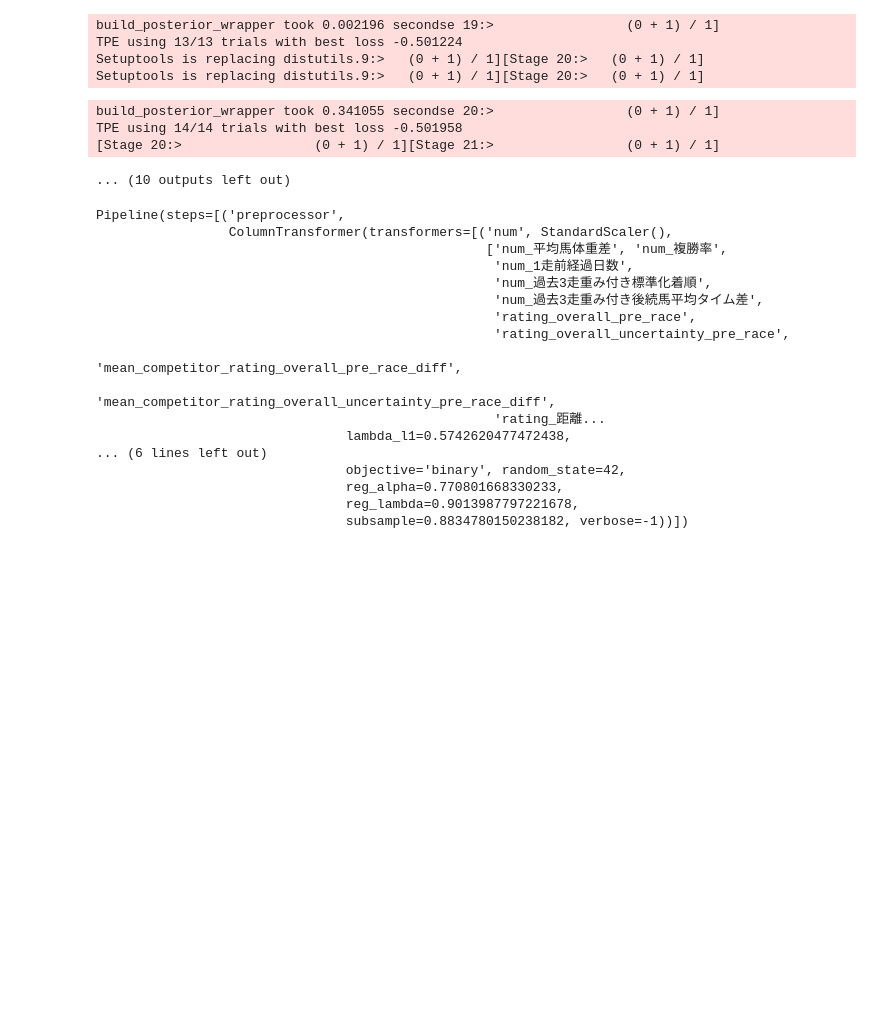
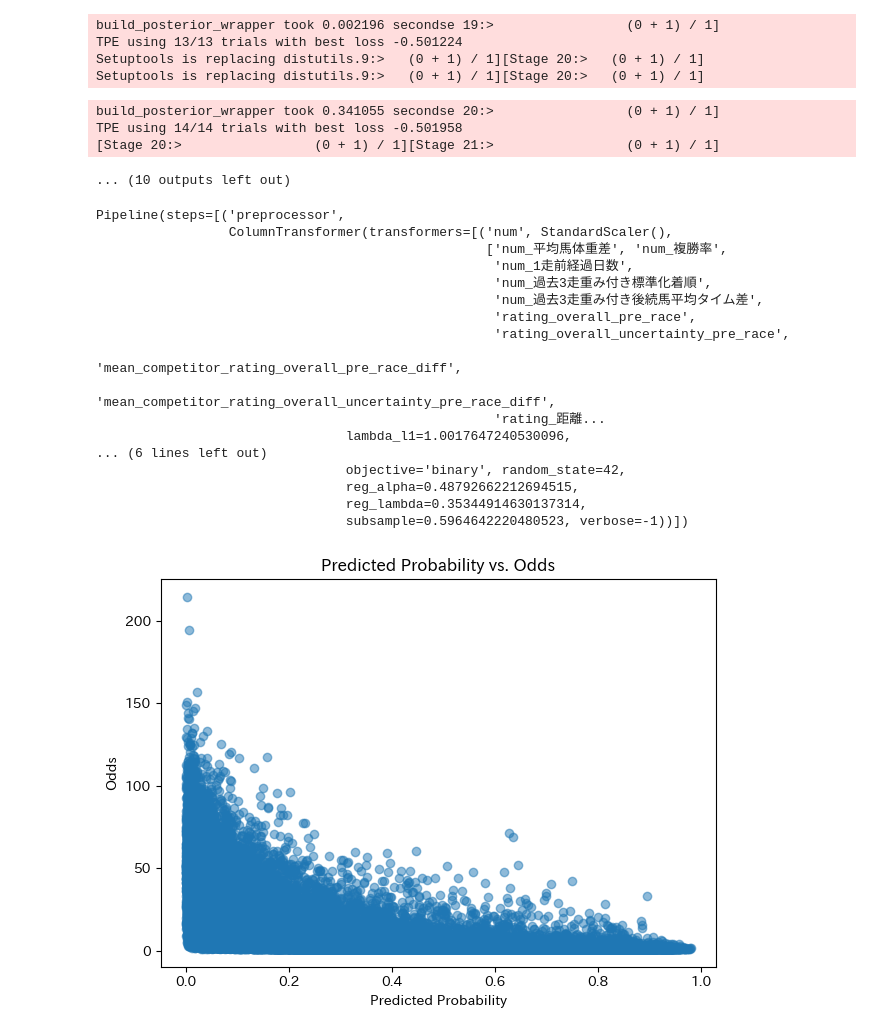
Before and after one commit to hankehly/JapanHorseRaceAnalytics, a Jupyter notebook: notebooks/2024-03/20240319_eda1.ipynb, the cells around one changed output. Drawn from its saved outputs; the diff is of its cells as text; code cells hidden in the pictures; blank space fills up the shorter version.

```diff
--- a/notebooks/2024-03/20240319_eda1.ipynb
+++ b/notebooks/2024-03/20240319_eda1.ipynb
@@ -789,22 +789,22 @@ TPE using 14/14 trials with best loss -0.501958
 # %%
 params = {
     "boosting_type": "gbdt",
-    "colsample_bytree": 0.8637306765457426,
-    "feature_fraction": 0.7330082342879678,
-    "lambda_l1": 0.5742620477472438,
-    "lambda_l2": 2.5379306526997163,
-    "learning_rate": 0.2045115563413058,
-    "max_depth": 10,
-    "min_child_samples": 84,
-    "min_child_weight": 2.02699049116738,
-    "min_split_gain": 0.5922146182282645,
-    "n_estimators": 820,
-    "num_leaves": 57,
+    "colsample_bytree": 0.5719293829680798,
+    "feature_fraction": 0.6194115355262713,
+    "lambda_l1": 1.0017647240530096,
+    "lambda_l2": 1.4139363287679867,
+    "learning_rate": 0.1468532706080445,
+    "max_depth": 9,
+    "min_child_samples": 461,
+    "min_child_weight": 6.417170615272353,
+    "min_split_gain": 0.9083375553119255,
+    "n_estimators": 367,
+    "num_leaves": 96,
     "objective": "binary",
     "random_state": 42,
-    "reg_alpha": 0.770801668330233,
-    "reg_lambda": 0.9013987797221678,
-    "subsample": 0.8834780150238182,
+    "reg_alpha": 0.48792662212694515,
+    "reg_lambda": 0.35344914630137314,
+    "subsample": 0.5964642220480523,
     "verbose": -1,
 }
 
@@ -830,17 +830,18 @@ preprocessor = ColumnTransformer(
                 "mean_competitor_rating_overall_pre_race_diff",
                 "mean_competitor_rating_overall_uncertainty_pre_race_diff",
                 "rating_距離区分_pre_race",
-                "rating_距離区分_uncertainty_pre_race",
+                # "rating_距離区分_uncertainty_pre_race",
                 "mean_competitor_rating_距離区分_pre_race_diff",
-                "mean_competitor_rating_距離区分_uncertainty_pre_race_diff",
+                # "mean_competitor_rating_距離区分_uncertainty_pre_race_diff",
                 "rating_トラック種別_pre_race",
-                "rating_トラック種別_uncertainty_pre_race",
+                # "rating_トラック種別_uncertainty_pre_race",
                 "mean_competitor_rating_トラック種別_pre_race_diff",
-                "mean_competitor_rating_トラック種別_uncertainty_pre_race_diff",
+                # "mean_competitor_rating_トラック種別_uncertainty_pre_race_diff",
                 "rating_馬場状態_pre_race",
-                "rating_馬場状態_uncertainty_pre_race",
+                # "rating_馬場状態_uncertainty_pre_race",
                 "mean_competitor_rating_馬場状態_pre_race_diff",
-                "mean_competitor_rating_馬場状態_uncertainty_pre_race_diff",
+                # "mean_competitor_rating_馬場状態_uncertainty_pre_race_diff",
+                "race_overall_quality"
             ],
         ),
     ],
@@ -868,12 +869,30 @@ Pipeline(steps=[('preprocessor',
                                                    'mean_competitor_rating_overall_pre_race_diff',
                                                    'mean_competitor_rating_overall_uncertainty_pre_race_diff',
                                                    'rating_距離...
-                                lambda_l1=0.5742620477472438,
+                                lambda_l1=1.0017647240530096,
 ... (6 lines left out)
                                 objective='binary', random_state=42,
-                                reg_alpha=0.770801668330233,
-                                reg_lambda=0.9013987797221678,
-                                subsample=0.8834780150238182, verbose=-1))])
+                                reg_alpha=0.48792662212694515,
+                                reg_lambda=0.35344914630137314,
+                                subsample=0.5964642220480523, verbose=-1))])
 # %%
 y_proba = model.predict_proba(X_test)
 y_pred = model.predict(X_test)
+# %%
+payouts = (
+    X_test[["meta_レースキー", "meta_血統登録番号", "meta_着順", "meta_発走日時", "meta_単勝オッズ", "meta_複勝オッズ", "num_頭数", "race_overall_quality"]]
+    .assign(meta_発走日時=lambda x: pd.to_datetime(x["meta_発走日時"]))
+    .assign(y_test=y_test, y_pred=y_pred, y_proba_1=y_proba[:, 1])
+    .rename(columns={"meta_複勝オッズ": "place_odds", "meta_着順": "position", "meta_血統登録番号": "horse_id", "meta_単勝オッズ": "win_odds"})
+)
+# %%
+# Create a graph with meta_単勝オッズ on the y-axis and y_proba_1 on the x-axis
+fig, ax = plt.subplots()
+ax.scatter(payouts["y_proba_1"], payouts["place_odds"], alpha=0.5)
+ax.set_xlabel("Predicted Probability")
+ax.set_ylabel("Odds")
+ax.set_title("Predicted Probability vs. Odds")
+plt.tight_layout()
+plt.show()
+# %% [output]
+[figure, added]
```
Also changed, not shown: parts of 7 cells of this notebook, 1 other file.
